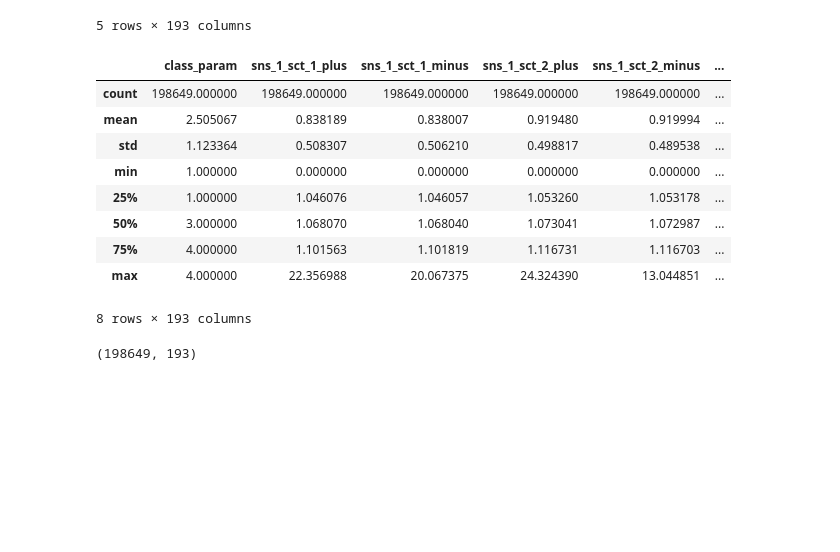
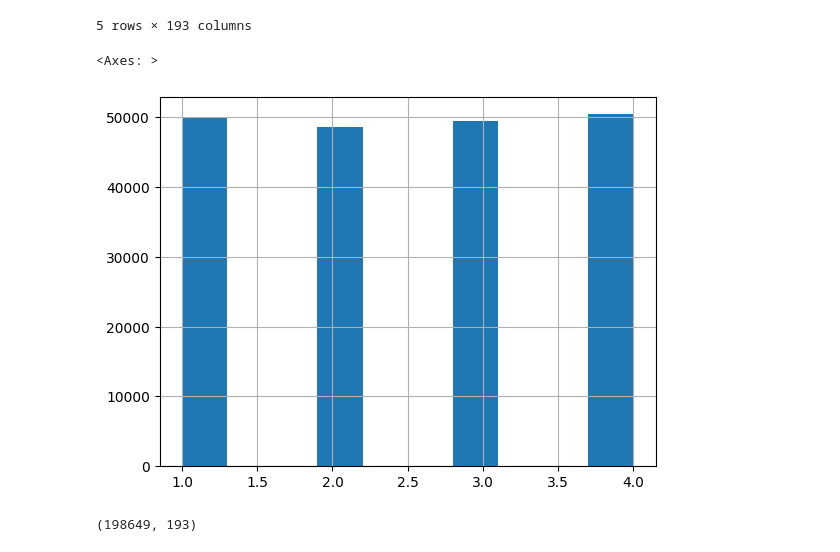
Before and after one commit to EgorSolovei/ML-in-nuclear-physics, a Jupyter notebook: model.ipynb, the cells around one changed output. Drawn from its saved outputs; the diff is of its cells as text; code cells hidden in the pictures; blank space fills up the shorter version.

```diff
--- a/model.ipynb
+++ b/model.ipynb
@@ -41,19 +40,11 @@ data.head()
 | 3 | 1 | 1.088980 | 1.055896 | 1.061196 | 1.138536 | ... |
 | 4 | 2 | 1.081317 | 1.061869 | 1.053991 | 1.112041 | ... |
 5 rows × 193 columns
-# %%
-data.describe()
-# %% [output]
-|  | class_param | sns_1_sct_1_plus | sns_1_sct_1_minus | sns_1_sct_2_plus | sns_1_sct_2_minus | ... |
-| count | 198649.000000 | 198649.000000 | 198649.000000 | 198649.000000 | 198649.000000 | ... |
-| mean | 2.505067 | 0.838189 | 0.838007 | 0.919480 | 0.919994 | ... |
-| std | 1.123364 | 0.508307 | 0.506210 | 0.498817 | 0.489538 | ... |
-| min | 1.000000 | 0.000000 | 0.000000 | 0.000000 | 0.000000 | ... |
-| 25% | 1.000000 | 1.046076 | 1.046057 | 1.053260 | 1.053178 | ... |
-| 50% | 3.000000 | 1.068070 | 1.068040 | 1.073041 | 1.072987 | ... |
-| 75% | 4.000000 | 1.101563 | 1.101819 | 1.116731 | 1.116703 | ... |
-| max | 4.000000 | 22.356988 | 20.067375 | 24.324390 | 13.044851 | ... |
-8 rows × 193 columns
+# %%
+data.class_param.hist()
+# %% [output]
+<Axes: >
+[figure, added]
 # %%
 data.shape
 # %% [output]
```
Also changed, not shown: parts of 37 cells of this notebook.
